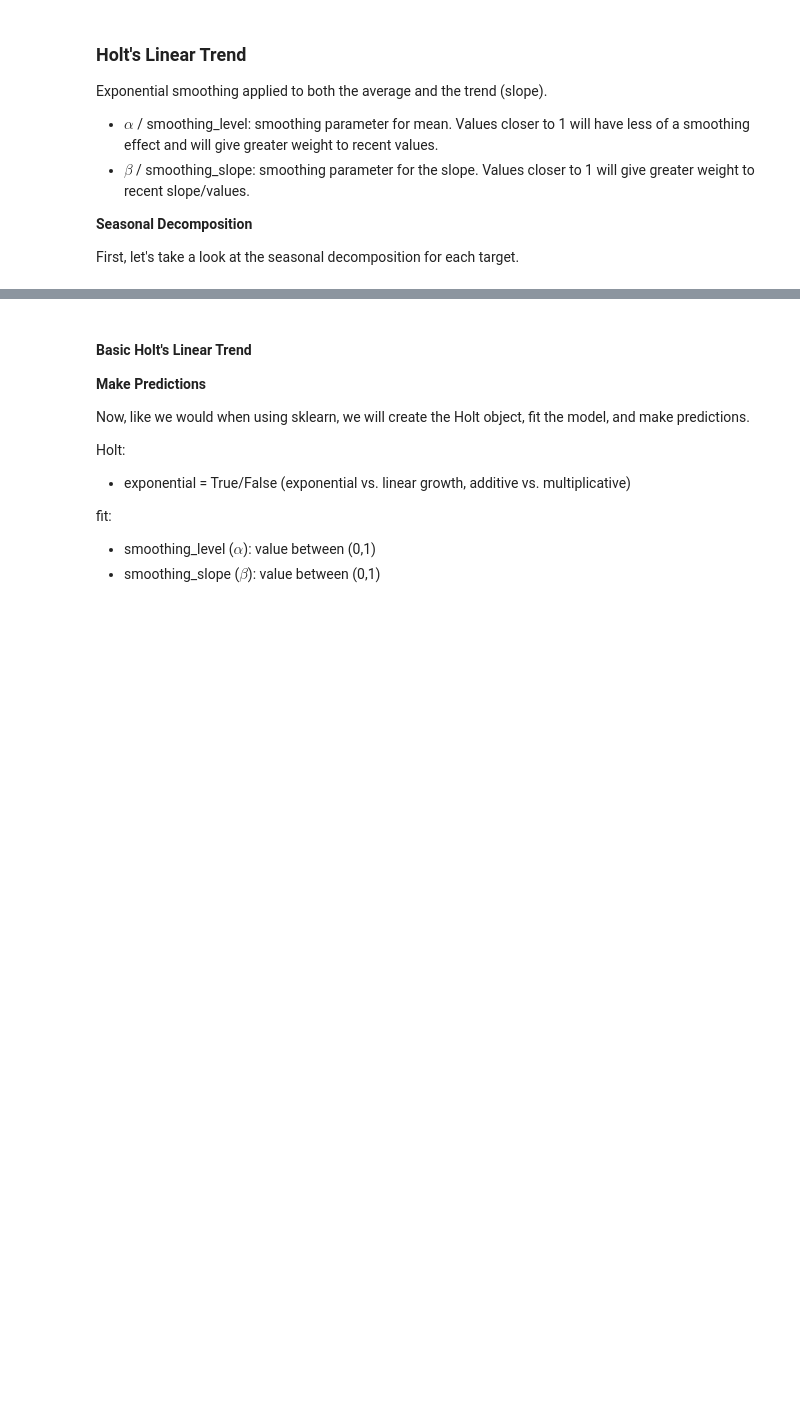
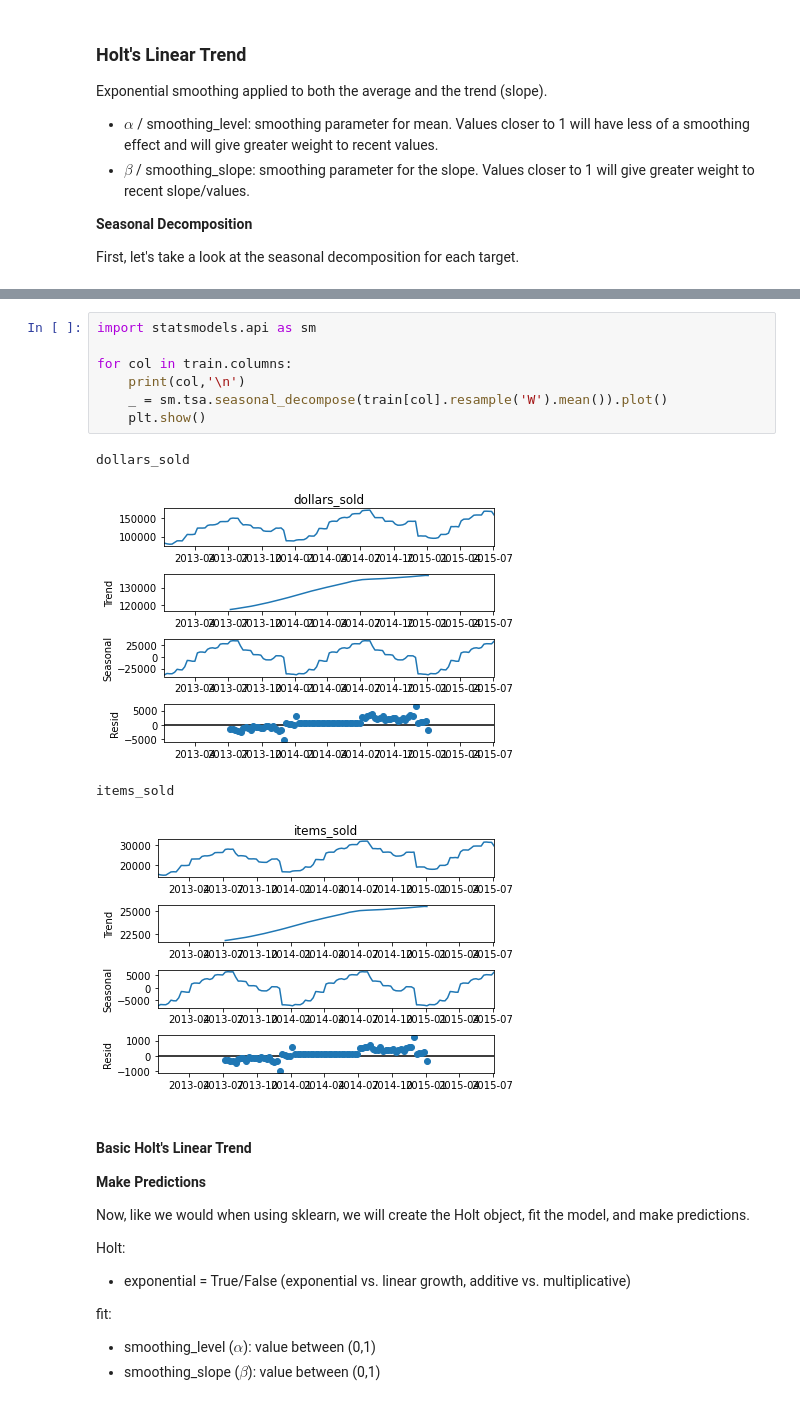
Before and after one commit to malachi-hale/time-series-exercises, a Jupyter notebook: modeling-lesson.ipynb, the cells around one changed output, grey strips where cells are left out. Saved outputs shown, nothing was run; the diff lists cells and outputs as text; blank space fills up the shorter version.

```diff
--- a/modeling-lesson.ipynb
+++ b/modeling-lesson.ipynb
@@ -475,3 +549,15 @@ items_sold
+# %%
+import statsmodels.api as sm
+
+for col in train.columns:
+    print(col,'\n')
+    _ = sm.tsa.seasonal_decompose(train[col].resample('W').mean()).plot()
+    plt.show()
+# %% [output]
+dollars_sold
+[figure, added]
+items_sold
+[figure, added]
 # %% [markdown]
 #### Basic Holt's Linear Trend
 
```
Also changed, not shown: parts of 38 cells of this notebook, 5 other files.
